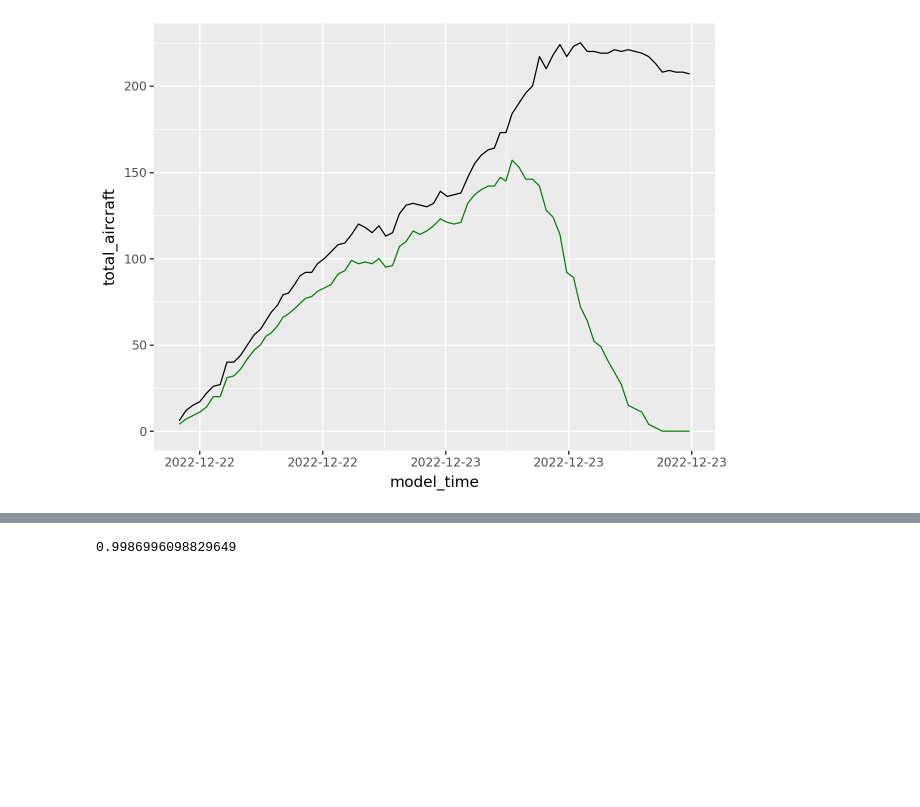
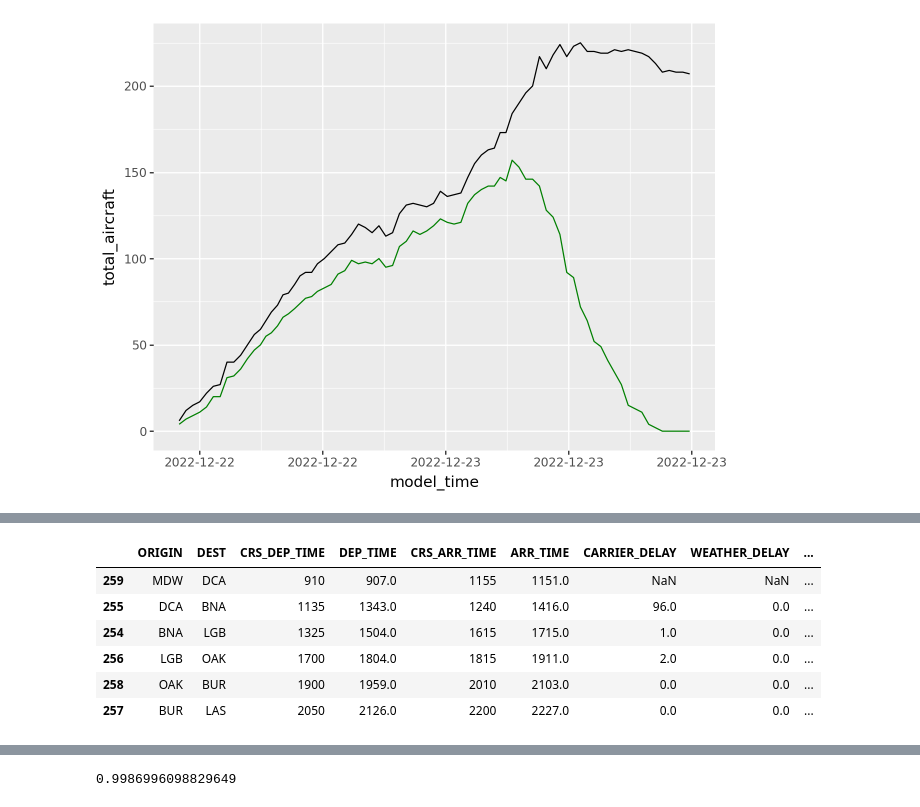
Before and after one commit to broad-well/recovair-abm, a Jupyter notebook: validation/compare_outcomes_once.ipynb, the cells around one changed output, grey strips where cells are left out. Saved outputs shown, nothing was run; the diff lists cells and outputs as text; code cells hidden in the pictures; blank space fills up the shorter version.

```diff
--- a/validation/compare_outcomes_once.ipynb
+++ b/validation/compare_outcomes_once.ipynb
@@ -376,3 +314,13 @@ comp.merged.query('tail == "N426WN"').sort_values('ActualDepTimeUTC')[['id', 'or
+# %%
+comp2024.actual.query('TAIL_NUM == "N241WN"').sort_values('ScheduledDepTimeUTC')[['ORIGIN', 'DEST', 'CRS_DEP_TIME', 'DEP_TIME', 'CRS_ARR_TIME', 'ARR_TIME', 'CARRIER_DELAY', 'WEATHER_DELAY', 'NAS_DELAY', 'SECURITY_DELAY', 'LATE_AIRCRAFT_DELAY']]
+# %% [output]
+|  | ORIGIN | DEST | CRS_DEP_TIME | DEP_TIME | CRS_ARR_TIME | ARR_TIME | CARRIER_DELAY | WEATHER_DELAY | ... |
+| 259 | MDW | DCA | 910 | 907.0 | 1155 | 1151.0 | NaN | NaN | ... |
+| 255 | DCA | BNA | 1135 | 1343.0 | 1240 | 1416.0 | 96.0 | 0.0 | ... |
+| 254 | BNA | LGB | 1325 | 1504.0 | 1615 | 1715.0 | 1.0 | 0.0 | ... |
+| 256 | LGB | OAK | 1700 | 1804.0 | 1815 | 1911.0 | 2.0 | 0.0 | ... |
+| 258 | OAK | BUR | 1900 | 1959.0 | 2010 | 2103.0 | 0.0 | 0.0 | ... |
+| 257 | BUR | LAS | 2050 | 2126.0 | 2200 | 2227.0 | 0.0 | 0.0 | ... |
 # %%
 comp.merged.query('tail == "N1802U"').sort_values('ActualDepTimeUTC')[['id', 'origin', 'dest', 'TAIL_NUM', 'tail', 'ScheduledDepTimeUTC', 'ActualDepTimeUTC', 'dep_time', 'ActualArrTimeUTC', 'arr_time', 'DEP_DELAY_act', 'DEP_DELAY_sim']]
 # %% [output]
```
Also changed, not shown: parts of 15 cells of this notebook, 2 other files.
